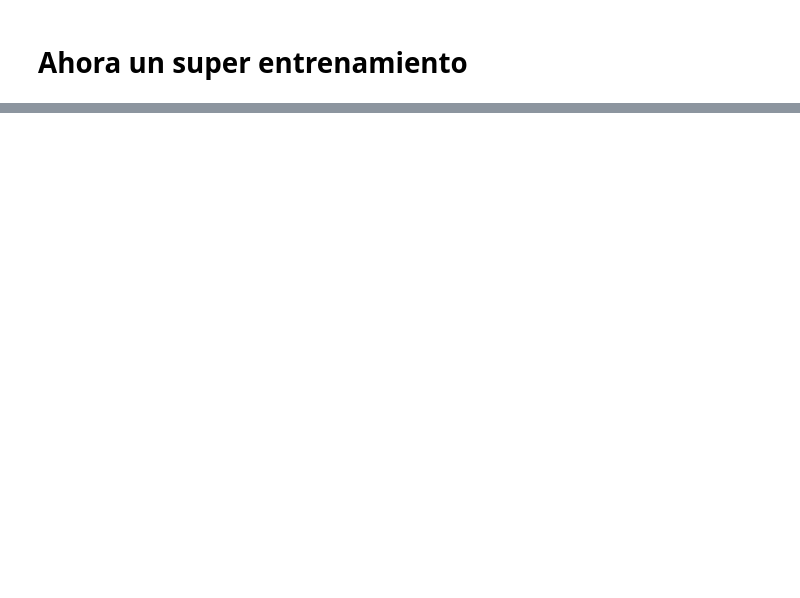
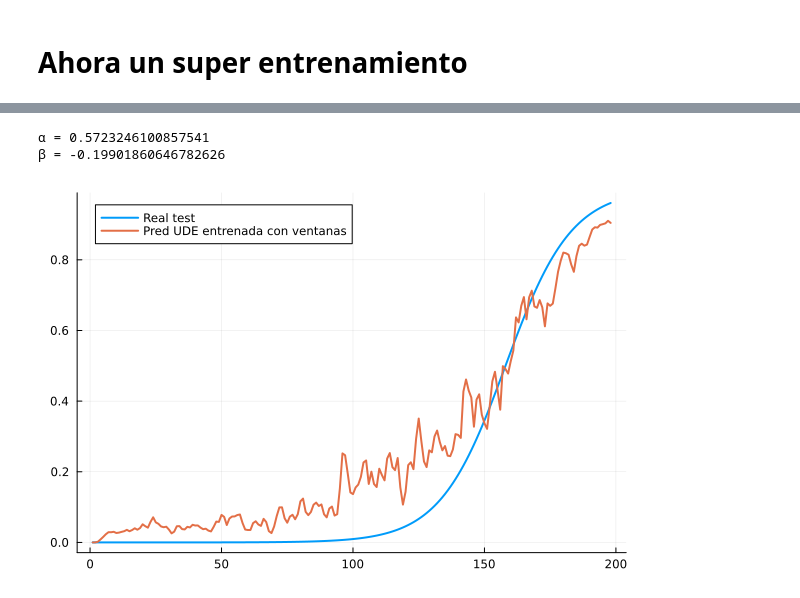
Before and after one commit to SoutoSebastian/TP-DegradacionDeMotores, a Jupyter notebook: mi_entorno/degradacionNasa.ipynb, the cells around one changed output, grey strips where cells are left out. Drawn from its saved outputs; the diff is of its cells as text; code cells hidden in the pictures; blank space fills up the shorter version.

```diff
--- a/mi_entorno/degradacionNasa.ipynb
+++ b/mi_entorno/degradacionNasa.ipynb
@@ -2699,0 +3102,20 @@ p_trained_ude_windows = best_params
+# %%
+train_trajs, test_trajs = build_train_test_trajs_sensors(
+    trajectories;
+    n_motors=60,
+    test_ratio = 0.2,
+    sensors = sensor_indices
+)
+
+
+train_w, savings_df = window_prep(
+    train_trajs;
+    n_uniform = 3,   # 2 ventanas distribuidas por motor
+    n_late = 2,      # Las 2 ventanas de mayor transitorio por motor
+    m = 20,          # Reducir el horizonte a la mitad para estabilizar el solver
+    shuffle = true,
+    seed = 1234
+)
+
+train_windows = train_w
+savings_df = savings_df
@@ -2699,0 +3222,32 @@ p_trained_ude_windows = best_params
+# %%
+println("α = ", softplus(best_params.α_raw))
+println("β = ", best_params.β)
+# %% [output]
+α = 0.5723246100857541
+β = -0.19901860646782626
+# %%
+traj_plot = test_trajs[2]
+
+pred_test = predict_traj_sensors_positive(
+    p_trained_ude_windows_BETA,
+    traj_plot
+)
+
+p = plot(
+    traj_plot.t,
+    traj_plot.y,
+    label="Real test",
+    linewidth=2
+)
+
+plot!(
+    p,
+    traj_plot.t,
+    pred_test,
+    label="Pred UDE entrenada con ventanas",
+    linewidth=2
+)
+
+p
+# %% [output]
+[figure, added]
```
Also changed, not shown: parts of 35 cells of this notebook, 1 other file.
